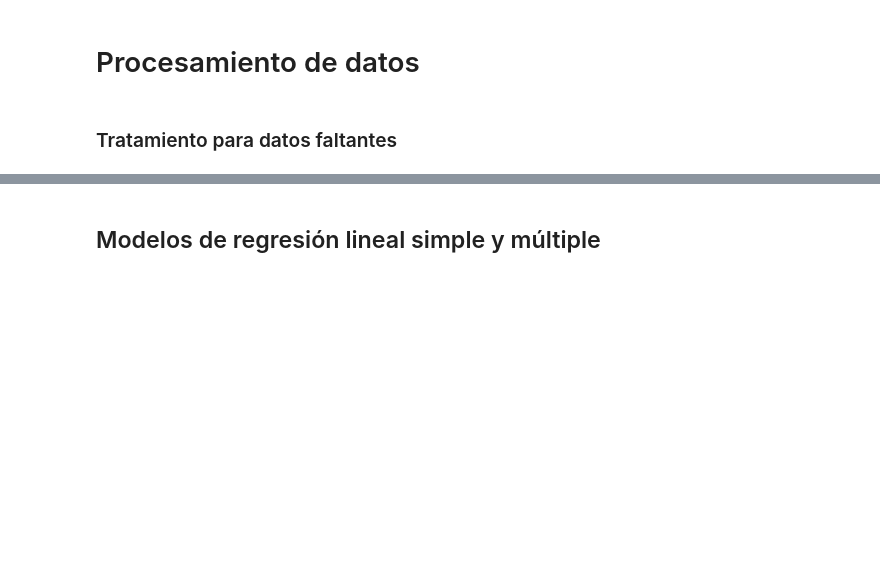
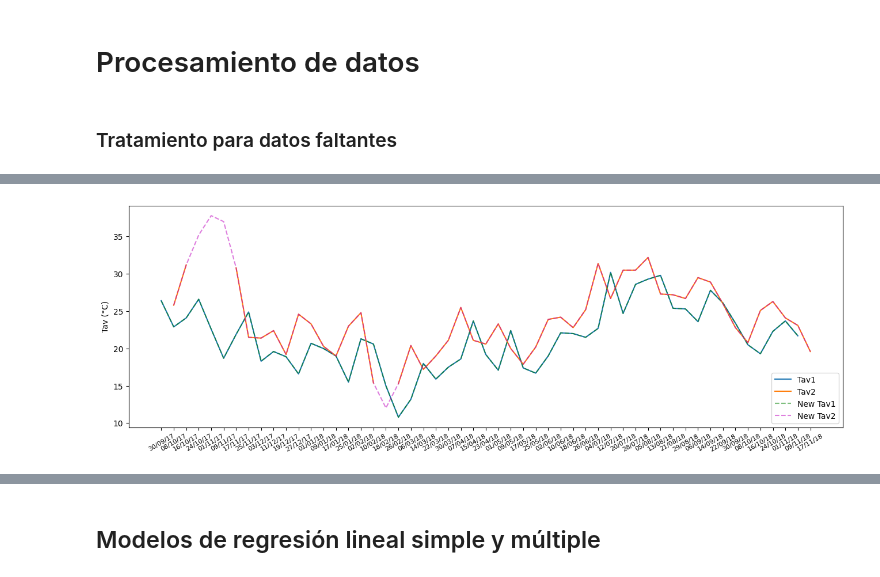
Before and after one commit to husseinlopez/biologia, a Jupyter notebook: data_analysis.ipynb, the cells around one changed output, grey strips where cells are left out. Saved outputs shown, nothing was run; the diff lists cells and outputs as text; code cells hidden in the pictures; blank space fills up the shorter version.

```diff
--- a/data_analysis.ipynb
+++ b/data_analysis.ipynb
@@ -290,0 +308,4 @@ g.map_lower(sns.kdeplot, levels=4, color=".2")
+# %%
+# Volver a ejecutar después de cambiar el método de interpolación
+df4 = df[['4 Tav1', '4 Tav2', '4 VPDav', '4 SWC', '4 GRav', '4 GRmx', '4 IG 8d', '4 FPARm', '4 GPPec', '4 GPPm1']]
+print(" \nCount total NaN at each column: \n", df4.isnull().sum())
@@ -290,0 +325,4 @@ g.map_lower(sns.kdeplot, levels=4, color=".2")
+# %%
+#df4.interpolate(method ='linear', limit_direction ='backward', inplace=True) # backward, forward
+df4.interpolate(method ='polynomial', order = 2, inplace=True)
+print(" \nCount total NaN at each column: \n", df4.isnull().sum())
@@ -290,0 +346,12 @@ g.map_lower(sns.kdeplot, levels=4, color=".2")
+# %%
+fig = plt.subplots(figsize=(16, 5))
+
+plt.plot(df['Date'], df['4 Tav1'])
+plt.plot(df['Date'], df['4 Tav2'])
+plt.plot(df['Date'], df4['4 Tav1'], '--g', alpha = 0.5)
+plt.plot(df['Date'], df4['4 Tav2'], '--m', alpha = 0.5)
+plt.legend(["Tav1", "Tav2", "New Tav1", "New Tav2"], loc ="lower right")
+plt.ylabel('Tav (°C)')
+plt.xticks(rotation=30, fontsize=8);
+# %% [output]
+[figure, added]
```
Also changed, not shown: parts of 13 cells of this notebook.
